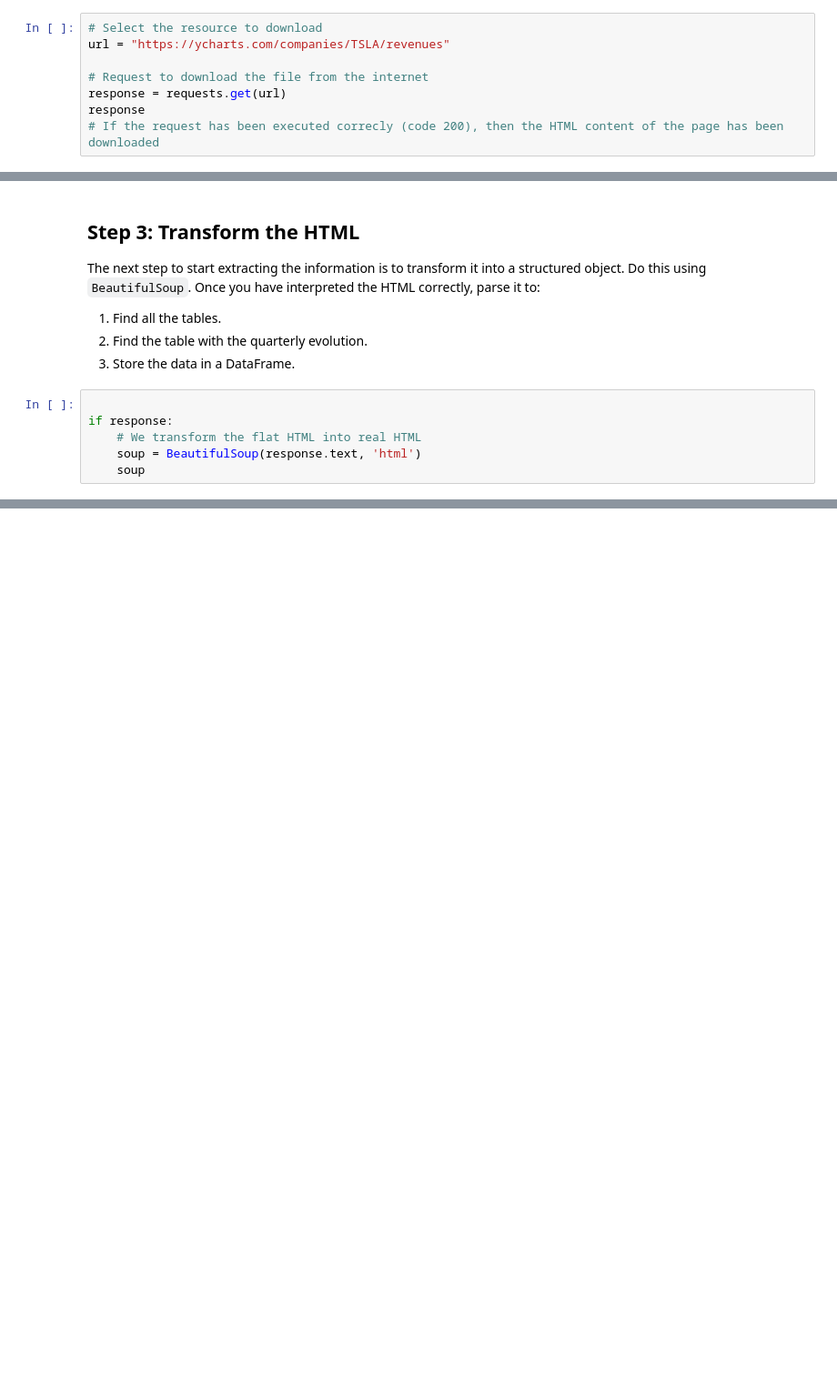
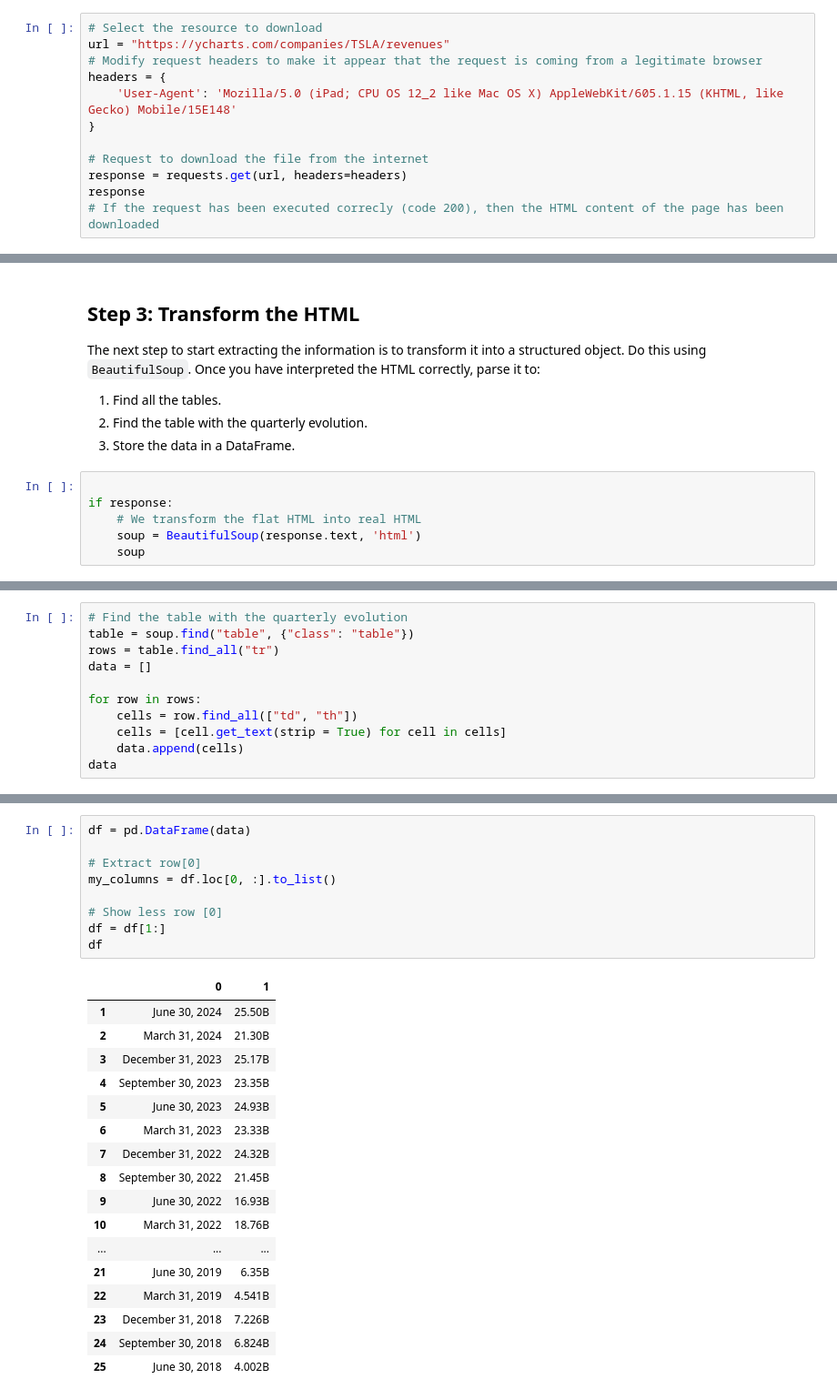
Before and after one commit to rodri-iot/web-scraping-project-tutorial, a Jupyter notebook: web_scraping.ipynb, the cells around one changed output, grey strips where cells are left out. Shown at 91% size. Cells and saved outputs as stored; diff of their text form; blank space fills up the shorter version.

```diff
--- a/web_scraping.ipynb
+++ b/web_scraping.ipynb
@@ -25,9 +25,13 @@ import pandas as pd
 # %%
 # Select the resource to download
 url = "https://ycharts.com/companies/TSLA/revenues"
+# Modify request headers to make it appear that the request is coming from a legitimate browser
+headers = {
+    'User-Agent': 'Mozilla/5.0 (iPad; CPU OS 12_2 like Mac OS X) AppleWebKit/605.1.15 (KHTML, like Gecko) Mobile/15E148'
+}
 
 # Request to download the file from the internet
-response = requests.get(url)
+response = requests.get(url, headers=headers)
 response
 # If the request has been executed correcly (code 200), then the HTML content of the page has been downloaded
 # %% [output]
@@ -51,0 +58,11 @@ NameError: name 'soup' is not defined
+# %%
+# Find the table with the quarterly evolution
+table = soup.find("table", {"class": "table"})
+rows = table.find_all("tr")
+data = []
+
+for row in rows:
+    cells = row.find_all(["td", "th"])
+    cells = [cell.get_text(strip = True) for cell in cells]
+    data.append(cells)
+data
@@ -51,0 +91,27 @@ NameError: name 'soup' is not defined
+# %%
+df = pd.DataFrame(data)
+
+# Extract row[0]
+my_columns = df.loc[0, :].to_list()
+
+# Show less row [0]
+df = df[1:]
+df
+# %% [output]
+|  | 0 | 1 |
+| 1 | June 30, 2024 | 25.50B |
+| 2 | March 31, 2024 | 21.30B |
+| 3 | December 31, 2023 | 25.17B |
+| 4 | September 30, 2023 | 23.35B |
+| 5 | June 30, 2023 | 24.93B |
+| 6 | March 31, 2023 | 23.33B |
+| 7 | December 31, 2022 | 24.32B |
+| 8 | September 30, 2022 | 21.45B |
+| 9 | June 30, 2022 | 16.93B |
+| 10 | March 31, 2022 | 18.76B |
+| ... | ... | ... |
+| 21 | June 30, 2019 | 6.35B |
+| 22 | March 31, 2019 | 4.541B |
+| 23 | December 31, 2018 | 7.226B |
+| 24 | September 30, 2018 | 6.824B |
+| 25 | June 30, 2018 | 4.002B |
```
Also changed, not shown: parts of 7 cells of this notebook.
